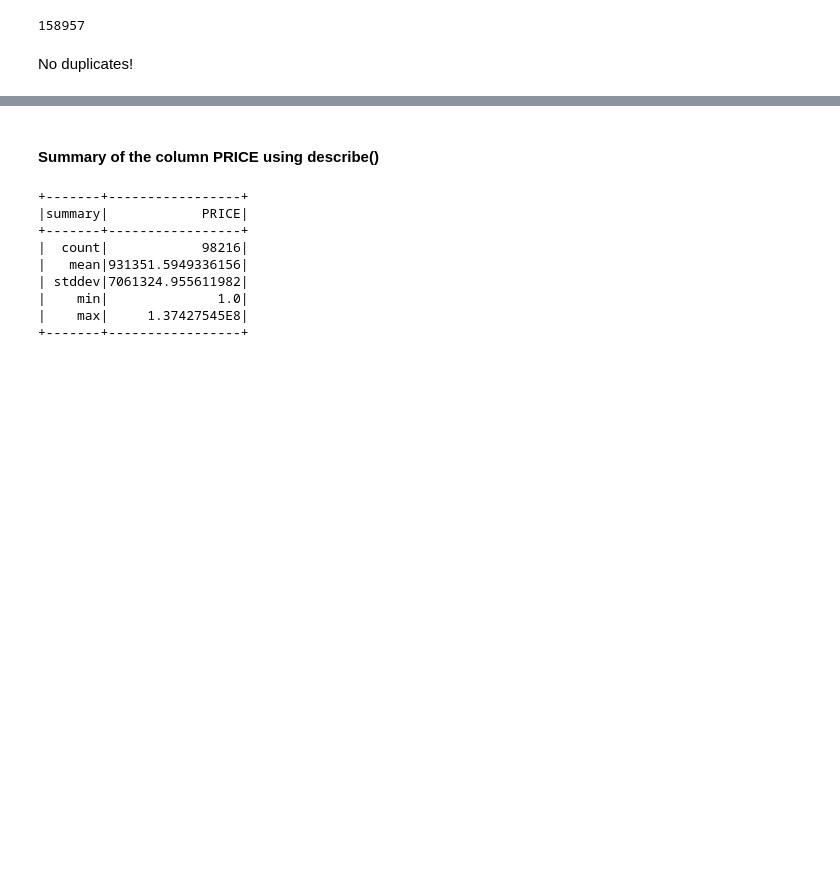
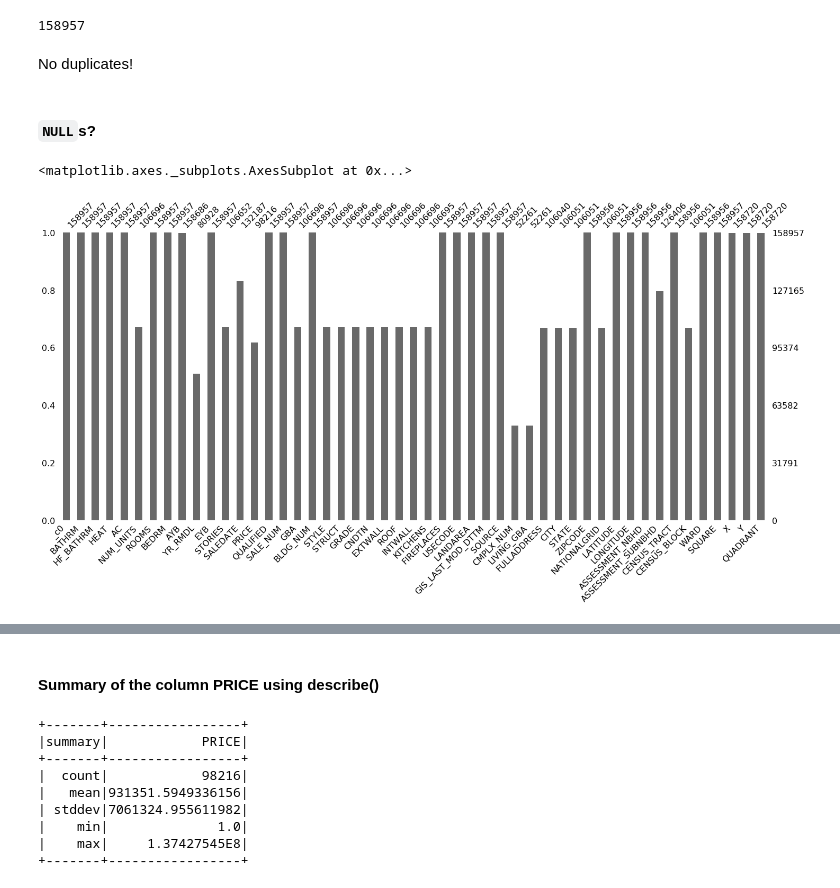
Before and after one commit to elieric/is843, a Jupyter notebook: assignment_1.ipynb, the cells around one changed output, grey strips where cells are left out. Cells and saved outputs as stored; diff of their text form; code cells hidden in the pictures; blank space fills up the shorter version.

Commit message:
re-order installs; added NULLs section

```diff
--- a/assignment_1.ipynb
+++ b/assignment_1.ipynb
@@ -82,7 +168,7 @@ The source of the data is Open Data DC{1}, and the dataset utilized here, DC_Pro
 bucket = spark._jsc.hadoopConfiguration().get("fs.gs.system.bucket")
 
 # specifying the path to our bucket where the data is located (no need to edit this path anymore)
-data = "gs://" + bucket + "/notebooks/data/"
+data = "gs://" + bucket + "/data/"
 # %% [markdown]
 ### Loading the data into a Spark DataFrame
 Verify the datasource:
@@ -167,3 +253,14 @@ df.count()
 158957
 # %% [markdown]
 No duplicates!
+# %% [markdown]
+#### `NULL`s?
+# %%
+# Pandas first
+py_df = df.toPandas()
+# %%
+# barchart of how many cells have data in them
+msno.bar(py_df)
+# %% [output]
+<matplotlib.axes._subplots.AxesSubplot at 0x...>
+[figure, added]
```
Also changed, not shown: parts of 19 cells of this notebook.
